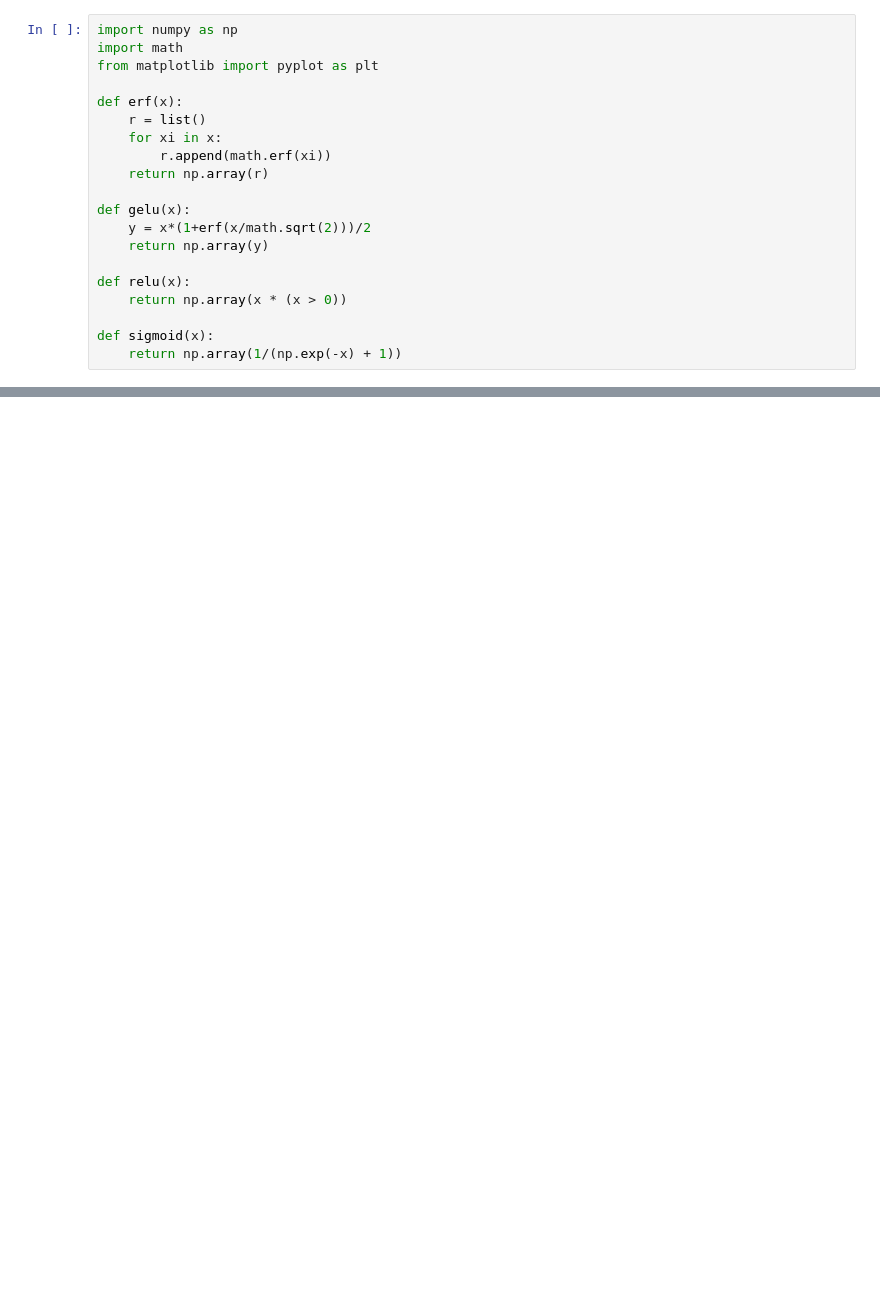
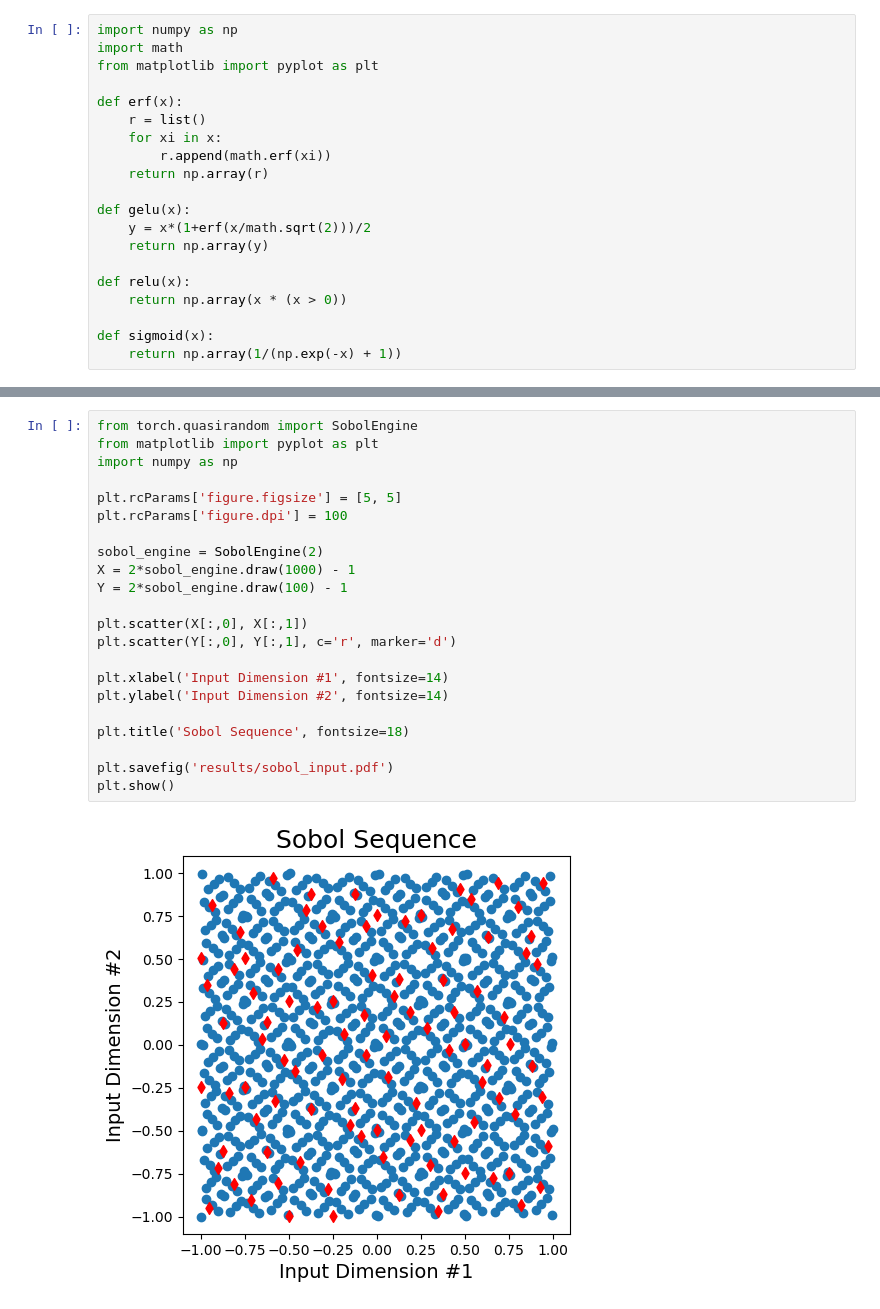
Before and after one commit to guneytombak/aniso_sgdn, a Jupyter notebook: analysis/visualizations.ipynb, the cells around one changed output, grey strips where cells are left out. Drawn from its saved outputs; the diff is of its cells as text; blank space fills up the shorter version.

```diff
--- a/analysis/visualizations.ipynb
+++ b/analysis/visualizations.ipynb
@@ -48,0 +52,24 @@ plt.show()
+# %%
+from torch.quasirandom import SobolEngine
+from matplotlib import pyplot as plt
+import numpy as np
+
+plt.rcParams['figure.figsize'] = [5, 5]
+plt.rcParams['figure.dpi'] = 100
+
+sobol_engine = SobolEngine(2)
+X = 2*sobol_engine.draw(1000) - 1
+Y = 2*sobol_engine.draw(100) - 1
+
+plt.scatter(X[:,0], X[:,1])
+plt.scatter(Y[:,0], Y[:,1], c='r', marker='d')
+
+plt.xlabel('Input Dimension #1', fontsize=14)
+plt.ylabel('Input Dimension #2', fontsize=14)
+
+plt.title('Sobol Sequence', fontsize=18)
+
+plt.savefig('results/sobol_input.pdf')
+plt.show()
+# %% [output]
+[figure, added]
```
Also changed, not shown: parts of 3 cells of this notebook, 11 other files.
